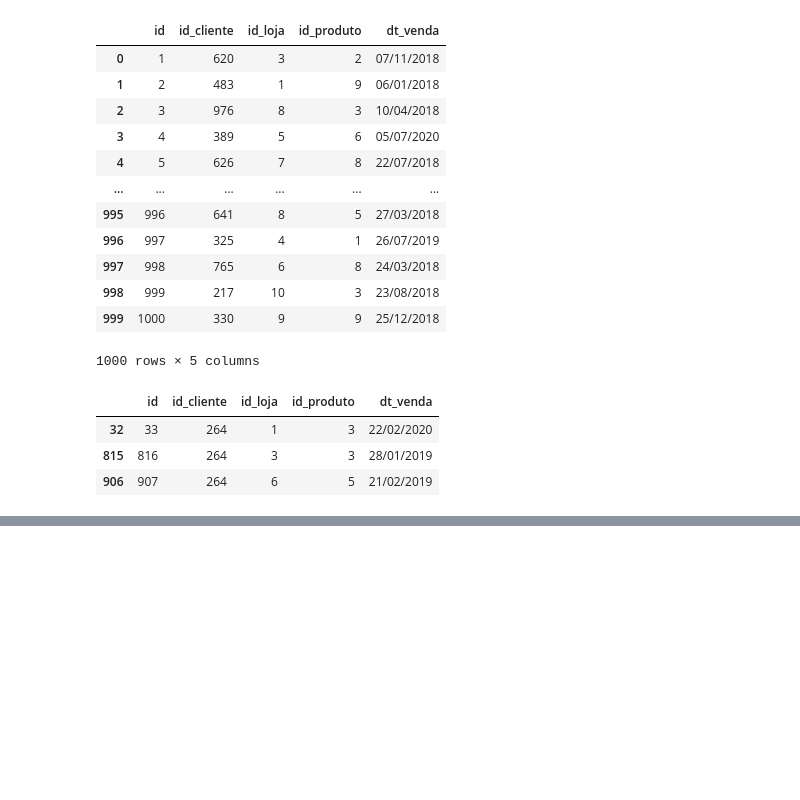
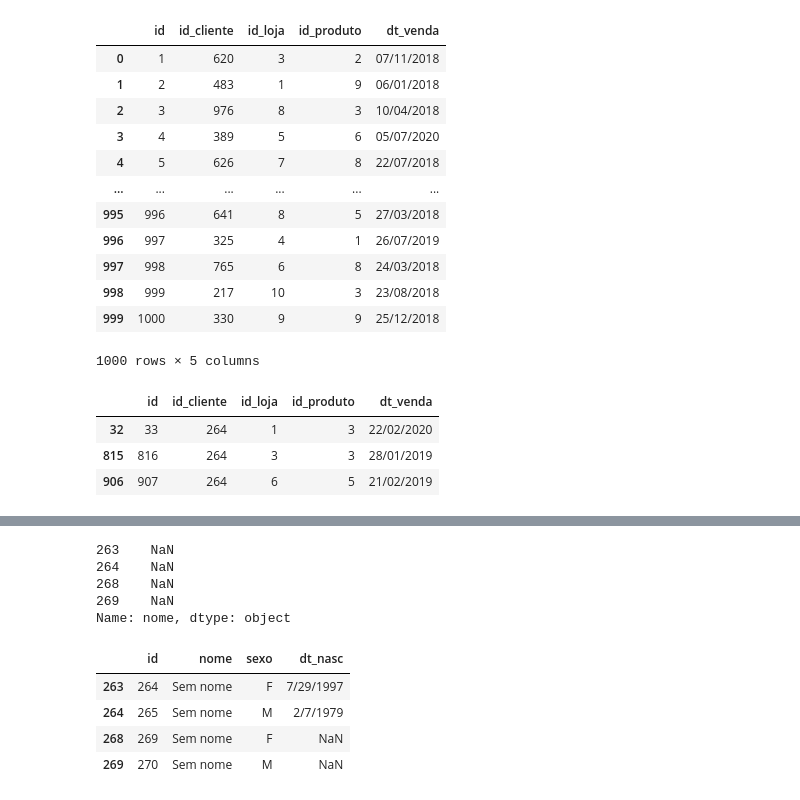
Before and after one commit to jonataspedro01/ProjetosIFRN, a Jupyter notebook: python/aula11e12012023.ipynb, the cells around one changed output, grey strips where cells are left out. Cells and saved outputs as stored; diff of their text form; code cells hidden in the pictures; blank space fills up the shorter version.

```diff
--- a/python/aula11012023.ipynb
+++ b/python/aula11e12012023.ipynb
@@ -189,0 +242,21 @@ vendas[vendas.id_cliente == 264]
+# %%
+#Mesmo slicing do exemplo anterior, mas retornando dados apenas da coluna nome
+clientes.loc[clientes.nome.isnull(),'nome']
+# %% [output]
+263    NaN
+264    NaN
+268    NaN
+269    NaN
+Name: nome, dtype: object
+# %%
+#Retorna apenas os valores nulos de nome por 'Sem nome'
+clientes.loc[clientes.nome.isnull(),'nome'] = 'Sem nome'
+# %%
+#Conferindo se os nulos foram trocados por 'Sem nome'
+clientes[clientes.nome == 'Sem nome']
+# %% [output]
+|  | id | nome | sexo | dt_nasc |
+| 263 | 264 | Sem nome | F | 7/29/1997 |
+| 264 | 265 | Sem nome | M | 2/7/1979 |
+| 268 | 269 | Sem nome | F | NaN |
+| 269 | 270 | Sem nome | M | NaN |
```
Also changed, not shown: parts of 8 cells of this notebook.
